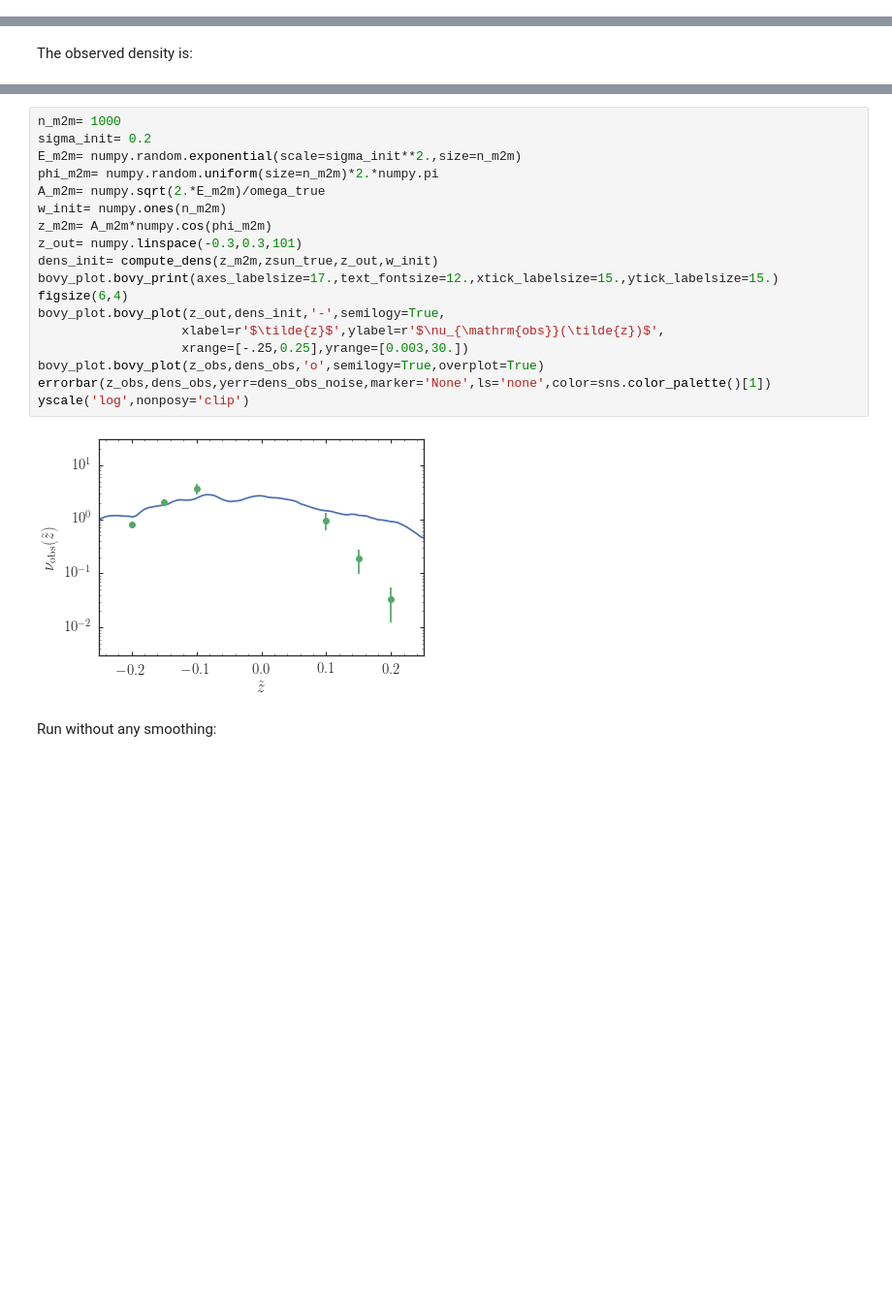
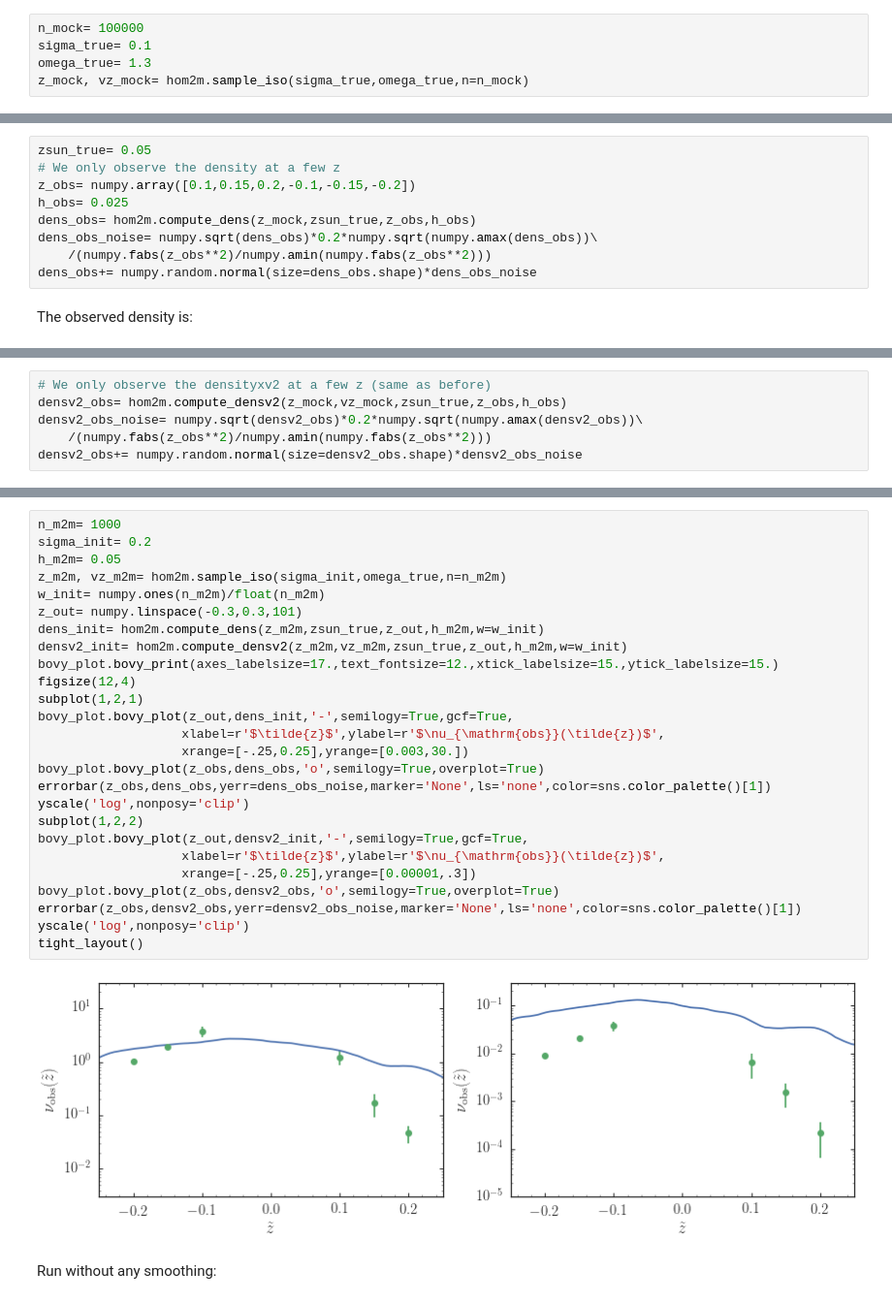
Before and after one commit to jobovy/simple-m2m, a Jupyter notebook: py/HOM2M.ipynb, the cells around one changed output, grey strips where cells are left out. Shown at 97% size. Drawn from its saved outputs; the diff is of its cells as text; blank space fills up the shorter version.

```diff
--- a/py/HOM2M.ipynb
+++ b/py/HOM2M.ipynb
@@ -45,3 +45,8 @@ vz_mock= -numpy.sqrt(2.*E_mock)*numpy.sin(phi_mock)
+# %%
+n_mock= 100000
+sigma_true= 0.1
+omega_true= 1.3
+z_mock, vz_mock= hom2m.sample_iso(sigma_true,omega_true,n=n_mock)
 # %% [markdown]
 The density distribution is Gaussian as expected:
 # %%
@@ -96,3 +60,12 @@ dens_obs+= numpy.random.normal(size=dens_obs.shape)*dens_obs_noise
+# %%
+zsun_true= 0.05
+# We only observe the density at a few z
+z_obs= numpy.array([0.1,0.15,0.2,-0.1,-0.15,-0.2])
+h_obs= 0.025
+dens_obs= hom2m.compute_dens(z_mock,zsun_true,z_obs,h_obs)
+dens_obs_noise= numpy.sqrt(dens_obs)*0.2*numpy.sqrt(numpy.amax(dens_obs))\
+    /(numpy.fabs(z_obs**2)/numpy.amin(numpy.fabs(z_obs**2)))
+dens_obs+= numpy.random.normal(size=dens_obs.shape)*dens_obs_noise
 # %% [markdown]
 The observed density is:
 # %%
@@ -107,0 +83,6 @@ errorbar(z_obs,dens_obs,yerr=dens_obs_noise,marker='None',ls='none',color='k')
+# %%
+# We only observe the densityxv2 at a few z (same as before)
+densv2_obs= hom2m.compute_densv2(z_mock,vz_mock,zsun_true,z_obs,h_obs)
+densv2_obs_noise= numpy.sqrt(densv2_obs)*0.2*numpy.sqrt(numpy.amax(densv2_obs))\
+    /(numpy.fabs(z_obs**2)/numpy.amin(numpy.fabs(z_obs**2)))
+densv2_obs+= numpy.random.normal(size=densv2_obs.shape)*densv2_obs_noise
@@ -209,22 +103,30 @@ The initial density profile (blue line) is very different from the target:
 # %%
 n_m2m= 1000
 sigma_init= 0.2
-E_m2m= numpy.random.exponential(scale=sigma_init**2.,size=n_m2m)
-phi_m2m= numpy.random.uniform(size=n_m2m)*2.*numpy.pi
-A_m2m= numpy.sqrt(2.*E_m2m)/omega_true
-w_init= numpy.ones(n_m2m)
-z_m2m= A_m2m*numpy.cos(phi_m2m)
+h_m2m= 0.05
+z_m2m, vz_m2m= hom2m.sample_iso(sigma_init,omega_true,n=n_m2m)
+w_init= numpy.ones(n_m2m)/float(n_m2m)
 z_out= numpy.linspace(-0.3,0.3,101)
-dens_init= compute_dens(z_m2m,zsun_true,z_out,w_init)
+dens_init= hom2m.compute_dens(z_m2m,zsun_true,z_out,h_m2m,w=w_init)
+densv2_init= hom2m.compute_densv2(z_m2m,vz_m2m,zsun_true,z_out,h_m2m,w=w_init)
 bovy_plot.bovy_print(axes_labelsize=17.,text_fontsize=12.,xtick_labelsize=15.,ytick_labelsize=15.)
-figsize(6,4)
-bovy_plot.bovy_plot(z_out,dens_init,'-',semilogy=True,
+figsize(12,4)
+subplot(1,2,1)
+bovy_plot.bovy_plot(z_out,dens_init,'-',semilogy=True,gcf=True,
                    xlabel=r'$\tilde{z}$',ylabel=r'$\nu_{\mathrm{obs}}(\tilde{z})$',
                    xrange=[-.25,0.25],yrange=[0.003,30.])
 bovy_plot.bovy_plot(z_obs,dens_obs,'o',semilogy=True,overplot=True)
 errorbar(z_obs,dens_obs,yerr=dens_obs_noise,marker='None',ls='none',color=sns.color_palette()[1])
 yscale('log',nonposy='clip')
+subplot(1,2,2)
+bovy_plot.bovy_plot(z_out,densv2_init,'-',semilogy=True,gcf=True,
+                   xlabel=r'$\tilde{z}$',ylabel=r'$\nu_{\mathrm{obs}}(\tilde{z})$',
+                   xrange=[-.25,0.25],yrange=[0.00001,.3])
+bovy_plot.bovy_plot(z_obs,densv2_obs,'o',semilogy=True,overplot=True)
+errorbar(z_obs,densv2_obs,yerr=densv2_obs_noise,marker='None',ls='none',color=sns.color_palette()[1])
+yscale('log',nonposy='clip')
+tight_layout()
 # %% [output]
-[figure, old version]
+[figure, new version]
 # %% [markdown]
 Run without any smoothing:
```
Also changed, not shown: parts of 45 cells of this notebook.
